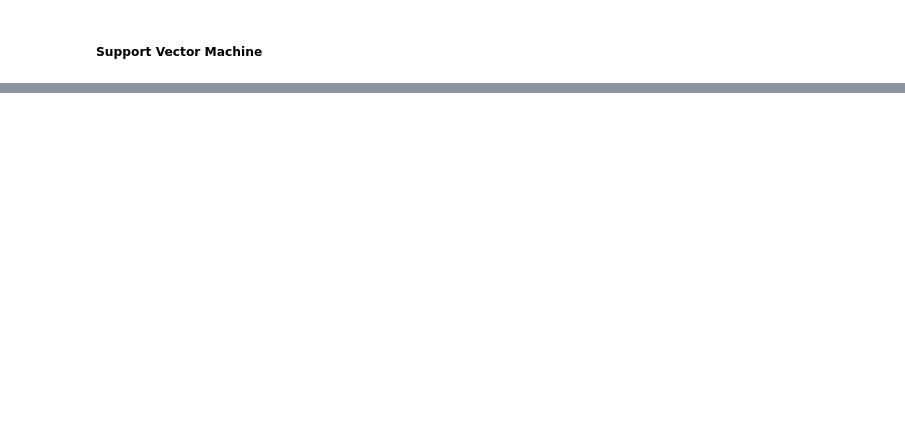
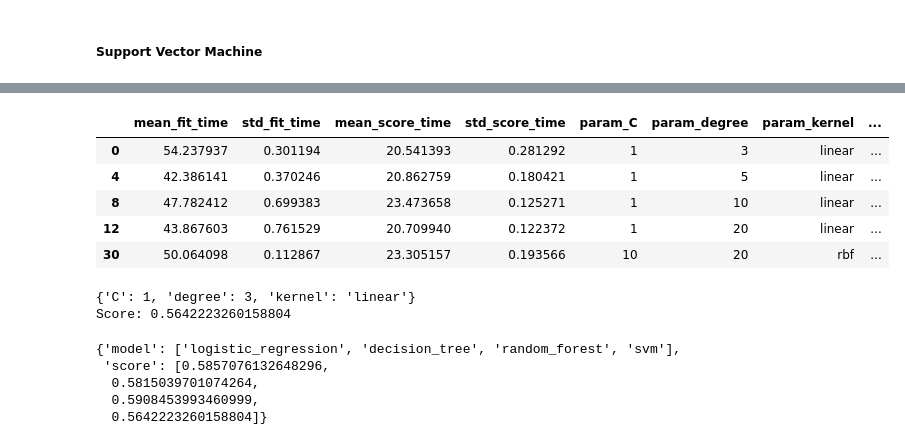
Before and after one commit to matthewzapata/twitter-trigger-warnings, a Jupyter notebook: trigger_warnings.ipynb, the cells around one changed output, grey strips where cells are left out. Saved outputs shown, nothing was run; the diff lists cells and outputs as text; code cells hidden in the pictures; blank space fills up the shorter version.

```diff
--- a/trigger_warnings.ipynb
+++ b/trigger_warnings.ipynb
@@ -1277,2 +1299,9 @@ Score: 0.5908453993460999
 # %% [markdown]
 ##### Support Vector Machine
+# %%
+svmachine = SVC(random_state=123)
+parameters = {'C':[1, 10, 10**2, 10**5, 10**7],
+              'kernel':['linear', 'poly', 'rbf', 'sigmoid'],
+              'degree':[3, 5, 10, 20]}
+svmachine_gs = GridSearchCV(estimator=svmachine, param_grid=parameters, verbose=10, n_jobs=4)
+svmachine_gs.fit(X_train, y_train)
@@ -1278,0 +1338,25 @@ Score: 0.5908453993460999
+# %%
+pd.DataFrame(svmachine_gs.cv_results_).sort_values(by='rank_test_score').head()
+# %% [output]
+|  | mean_fit_time | std_fit_time | mean_score_time | std_score_time | param_C | param_degree | param_kernel | ... |
+| 0 | 54.237937 | 0.301194 | 20.541393 | 0.281292 | 1 | 3 | linear | ... |
+| 4 | 42.386141 | 0.370246 | 20.862759 | 0.180421 | 1 | 5 | linear | ... |
+| 8 | 47.782412 | 0.699383 | 23.473658 | 0.125271 | 1 | 10 | linear | ... |
+| 12 | 43.867603 | 0.761529 | 20.709940 | 0.122372 | 1 | 20 | linear | ... |
+| 30 | 50.064098 | 0.112867 | 23.305157 | 0.193566 | 10 | 20 | rbf | ... |
+# %%
+print(svmachine_gs.best_params_)
+print(f'Score: {svmachine_gs.best_score_}')
+# %% [output]
+{'C': 1, 'degree': 3, 'kernel': 'linear'}
+Score: 0.5642223260158804
+# %%
+scores['model'].append('svm')
+scores['score'].append(svmachine_gs.best_score_)
+scores
+# %% [output]
+{'model': ['logistic_regression', 'decision_tree', 'random_forest', 'svm'],
+ 'score': [0.5857076132648296,
+  0.5815039701074264,
+  0.5908453993460999,
+  0.5642223260158804]}
```
Also changed, not shown: parts of 16 cells of this notebook.
